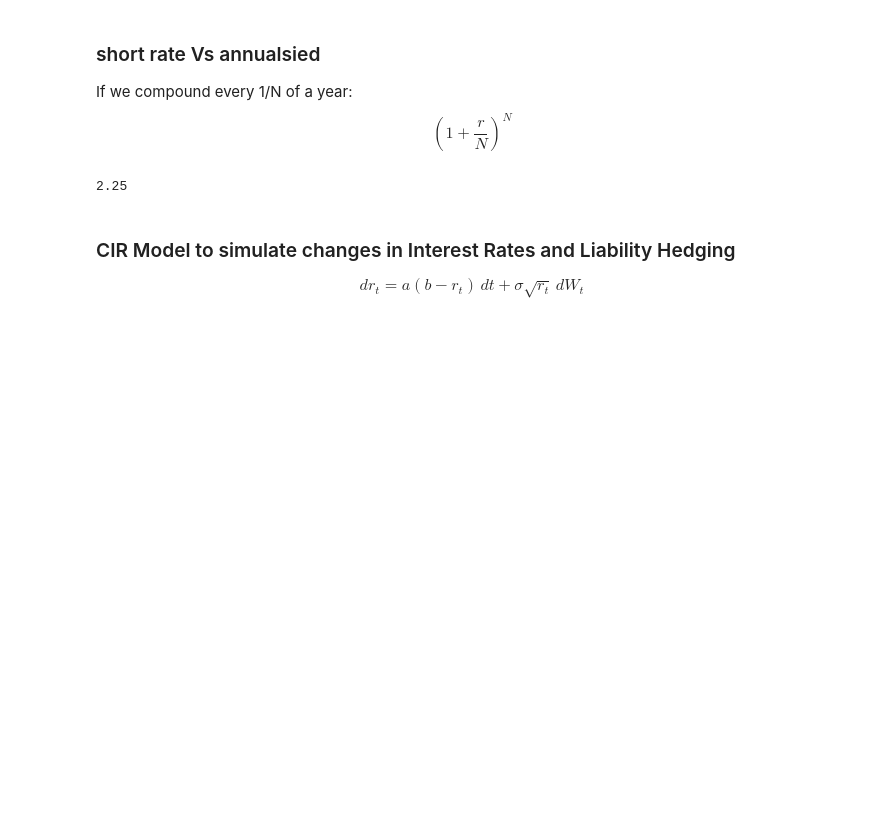
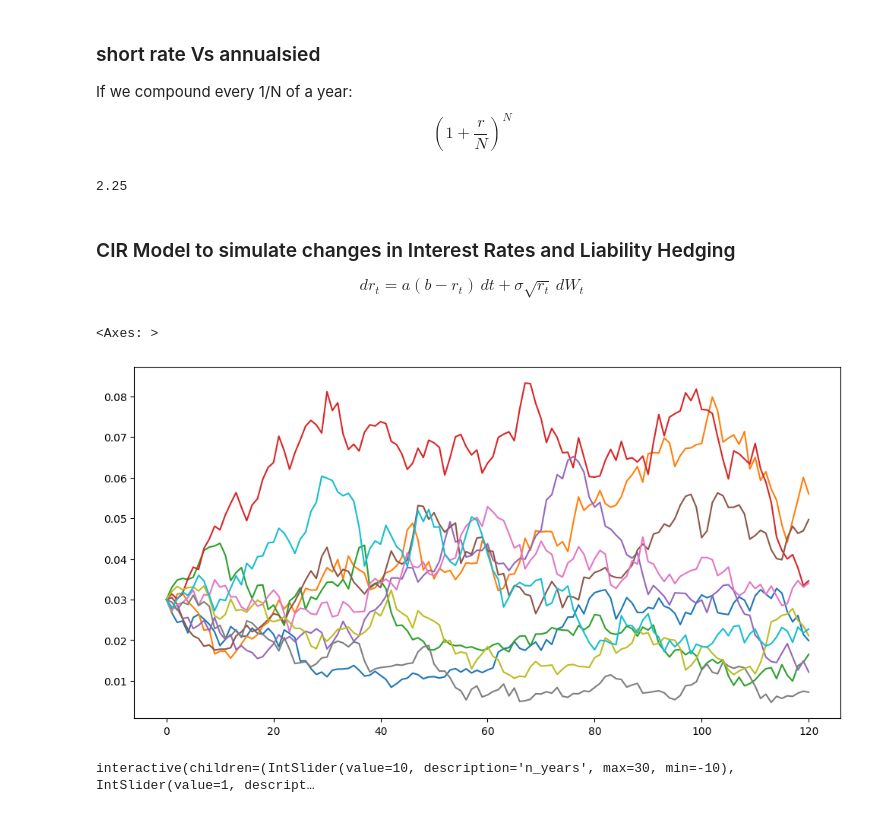
Before and after one commit to Terry4715/MVO-backtest, a Jupyter notebook: CodeAlong_Module4.ipynb, the cells around one changed output. Drawn from its saved outputs; the diff is of its cells as text; code cells hidden in the pictures; blank space fills up the shorter version.

Commit message:
CIR model, changes in interest rates as tool

```diff
--- a/CodeAlong_Module4.ipynb
+++ b/CodeAlong_Module4.ipynb
@@ -122,3 +122,43 @@ def ann_to_inst(r):
 # %% [markdown]
 ### CIR Model to simulate changes in Interest Rates and Liability Hedging
 $$ dr_{t}=a(b-r_{t})\,dt+\sigma {\sqrt {r_{t}}}\,dW_{t} $$
+# %%
+from numpy.random import random_integers
+def cir(n_years=10, n_scenarios=1, a=0.05, b=0.03, sigma=0.05, steps_per_year=12, r_0=None):
+  """
+  Impliments the CIR model to simulate changes in Interest Rates and Liability Hedging
+  """
+  if r_0 is None:
+    r_0 = b
+  r_0 = ann_to_inst(r_0)
+  dt = 1/steps_per_year
+
+  n_steps = int(n_years * steps_per_year) + 1
+  shock = np.random.normal(loc=0, scale=np.sqrt(dt), size=(n_steps, n_scenarios))
+  rates = np.empty_like(shock)
+  rates[0] = r_0
+
+  for step in range(1, n_steps):
+    r_t = rates[step - 1]
+    d_r_t = a*(b-r_t)*dt + sigma*np.sqrt(r_t)*shock[step]
+    rates[step] = abs(r_t + d_r_t)
+
+  return pd.DataFrame(data=inst_to_ann(rates), index=range(n_steps))
+# %%
+cir(n_scenarios=10).plot(figsize=(12,6), legend=False)
+# %% [output]
+<Axes: >
+[figure, added]
+# %%
+def show_cir(n_years=10, n_scenarios=1, a=0.05, b=0.03, sigma=0.05, steps_per_year=12, r_0=0.03):
+  cir(n_years, n_scenarios, a, b, sigma, steps_per_year, r_0).plot(figsize=(12 ,6), legend=False)
+
+controls = widgets.interactive(show_cir,
+                               r_0 = (0, 0.15, 0.01),
+                               a = (0, 1, 0.1),
+                               b = (0, 0.15, 0.01),
+                               sigma = (0, 0.1, 0.01),
+                               n_scenarios = (1, 100, 1))
+display(controls)
+# %% [output]
+interactive(children=(IntSlider(value=10, description='n_years', max=30, min=-10), IntSlider(value=1, descript…
```
